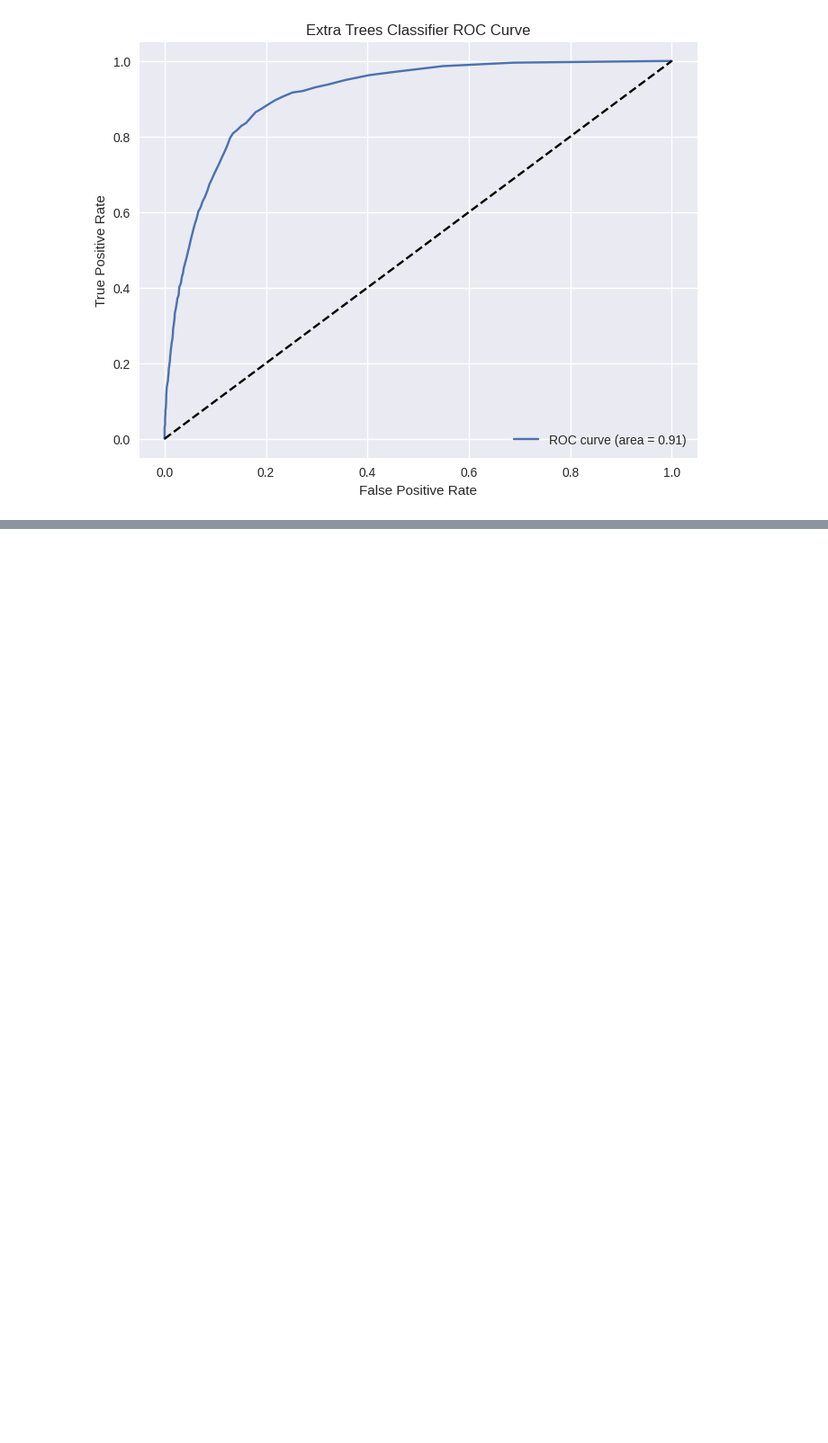
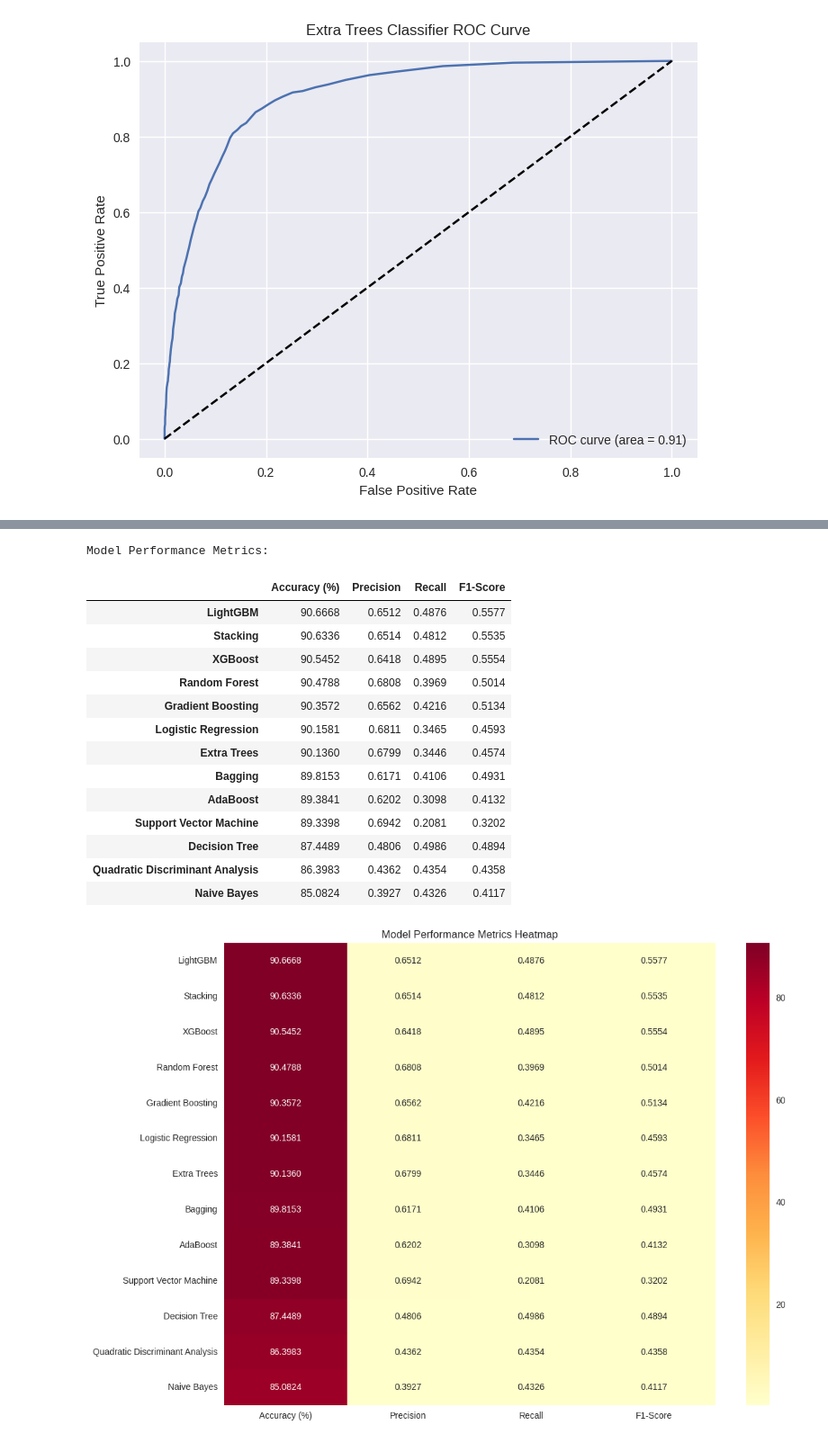
Before and after one commit to GHOST-DEKU/Mini-Project, a Jupyter notebook: Bank_Marketing_Latest.ipynb, the cells around one changed output, grey strips where cells are left out. Shown at 90% size. Saved outputs shown, nothing was run; the diff lists cells and outputs as text; code cells hidden in the pictures; blank space fills up the shorter version.

```diff
--- a/Bank_Marketing_Latest.ipynb
+++ b/Bank_Marketing_Latest.ipynb
@@ -1203,3 +1210,79 @@ weighted avg       0.90      0.91      0.90      9043
 
 Stacking Classifier ROC AUC Score: 0.9343
 [figure]
+# %%
+# Create a dictionary to store all metrics for each model
+model_metrics = {}
+
+from sklearn.metrics import precision_score, recall_score, f1_score, accuracy_score
+
+def calculate_metrics(y_true, y_pred, model_name):
+    precision = precision_score(y_true, y_pred)
+    recall = recall_score(y_true, y_pred)
+    f1 = f1_score(y_true, y_pred)
+    accuracy = accuracy_score(y_true, y_pred) * 100  # convert to percentage
+    return {
+        'Accuracy (%)': accuracy,
+        'Precision': precision,
+        'Recall': recall,
+        'F1-Score': f1
+    }
+# Calculate metrics for each model
+models_dict = {
+    'Logistic Regression': (y_test, y_pred),
+    'Random Forest': (y_test, y_pred_rf),
+    'XGBoost': (y_test, y_pred_xgb),
+    'Support Vector Machine': (y_test, y_pred_svm),
+    'Decision Tree': (y_test, y_pred_dt),
+    'Naive Bayes': (y_test, y_pred_nb),
+    'Quadratic Discriminant Analysis': (y_test, y_pred_qda),
+    'Gradient Boosting': (y_test, y_pred_gb),
+    'AdaBoost': (y_test, y_pred_ada),
+    'LightGBM': (y_test, y_pred_lgb),
+    'Bagging': (y_test, y_pred_bag),
+    'Extra Trees': (y_test, y_pred_et),
+    'Stacking': (y_test, y_pred_stack)
+}
+
+for model_name, (y_true, y_pred) in models_dict.items():
+    model_metrics[model_name] = calculate_metrics(y_true, y_pred, model_name)
+
+# Convert to DataFrame for better visualization
+metrics_df = pd.DataFrame.from_dict(model_metrics, orient='index')
+
+# Sort by F1-Score descending
+metrics_df = metrics_df.sort_values(by='Accuracy (%)', ascending=False)
+
+# Reorder so that Accuracy (%) is the first column
+metrics_df = metrics_df[['Accuracy (%)', 'Precision', 'Recall', 'F1-Score']]
+
+# Round values to 4 decimal places
+metrics_df = metrics_df.round(4)
+
+# Display the metrics
+print("Model Performance Metrics:")
+display(metrics_df)
+
+# Create a heatmap visualization
+plt.figure(figsize=(12, 8))
+sns.heatmap(metrics_df, annot=True, cmap='YlOrRd', fmt='.4f')
+plt.title('Model Performance Metrics Heatmap')
+plt.tight_layout()
+plt.show()
+# %% [output]
+Model Performance Metrics:
+|  | Accuracy (%) | Precision | Recall | F1-Score |
+| LightGBM | 90.6668 | 0.6512 | 0.4876 | 0.5577 |
+| Stacking | 90.6336 | 0.6514 | 0.4812 | 0.5535 |
+| XGBoost | 90.5452 | 0.6418 | 0.4895 | 0.5554 |
+| Random Forest | 90.4788 | 0.6808 | 0.3969 | 0.5014 |
+| Gradient Boosting | 90.3572 | 0.6562 | 0.4216 | 0.5134 |
+| Logistic Regression | 90.1581 | 0.6811 | 0.3465 | 0.4593 |
+| Extra Trees | 90.1360 | 0.6799 | 0.3446 | 0.4574 |
+| Bagging | 89.8153 | 0.6171 | 0.4106 | 0.4931 |
+| AdaBoost | 89.3841 | 0.6202 | 0.3098 | 0.4132 |
+| Support Vector Machine | 89.3398 | 0.6942 | 0.2081 | 0.3202 |
+| Decision Tree | 87.4489 | 0.4806 | 0.4986 | 0.4894 |
+| Quadratic Discriminant Analysis | 86.3983 | 0.4362 | 0.4354 | 0.4358 |
+| Naive Bayes | 85.0824 | 0.3927 | 0.4326 | 0.4117 |
+[figure, added]
```
Also changed, not shown: parts of 8 cells of this notebook, 7 other files.
